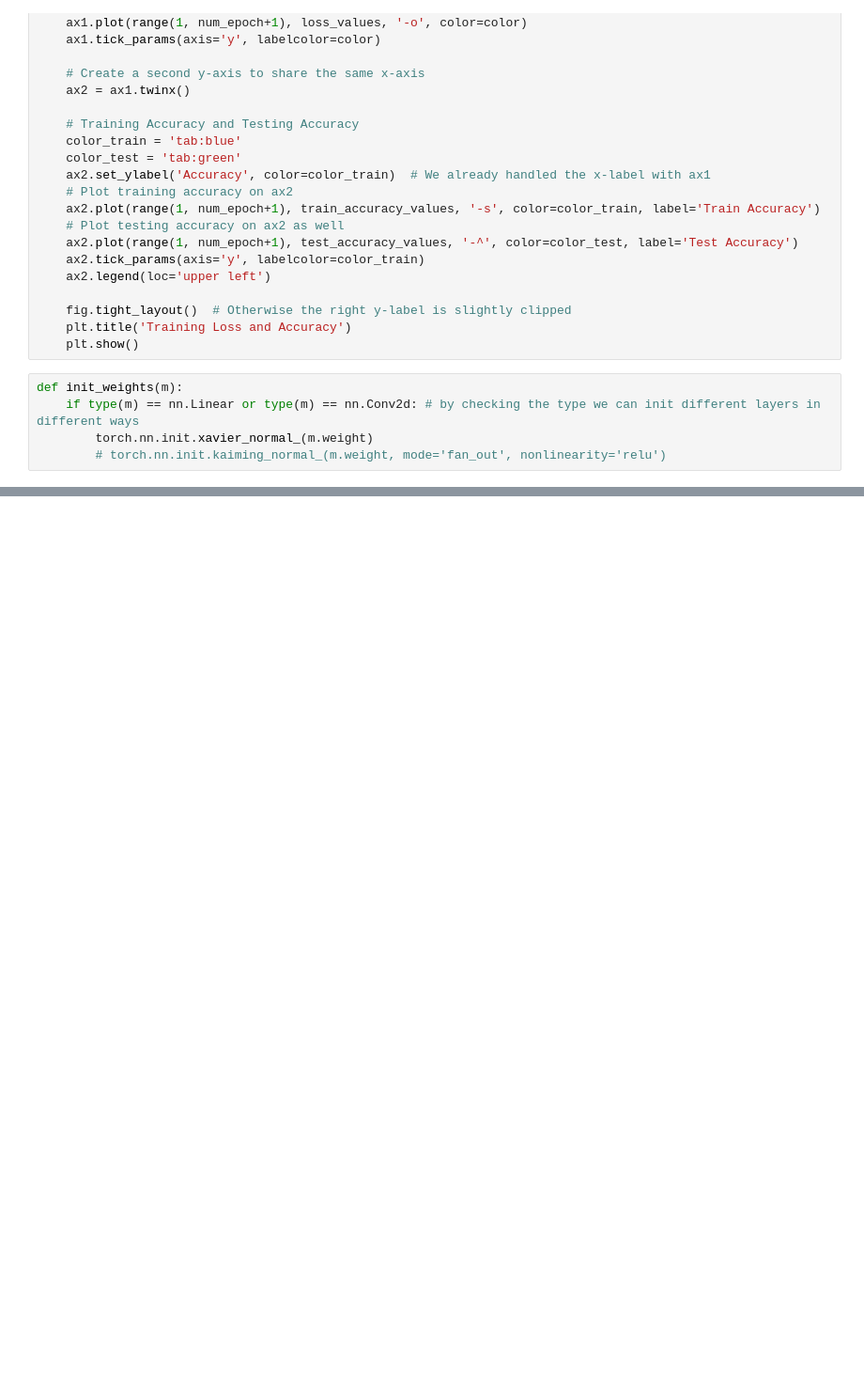
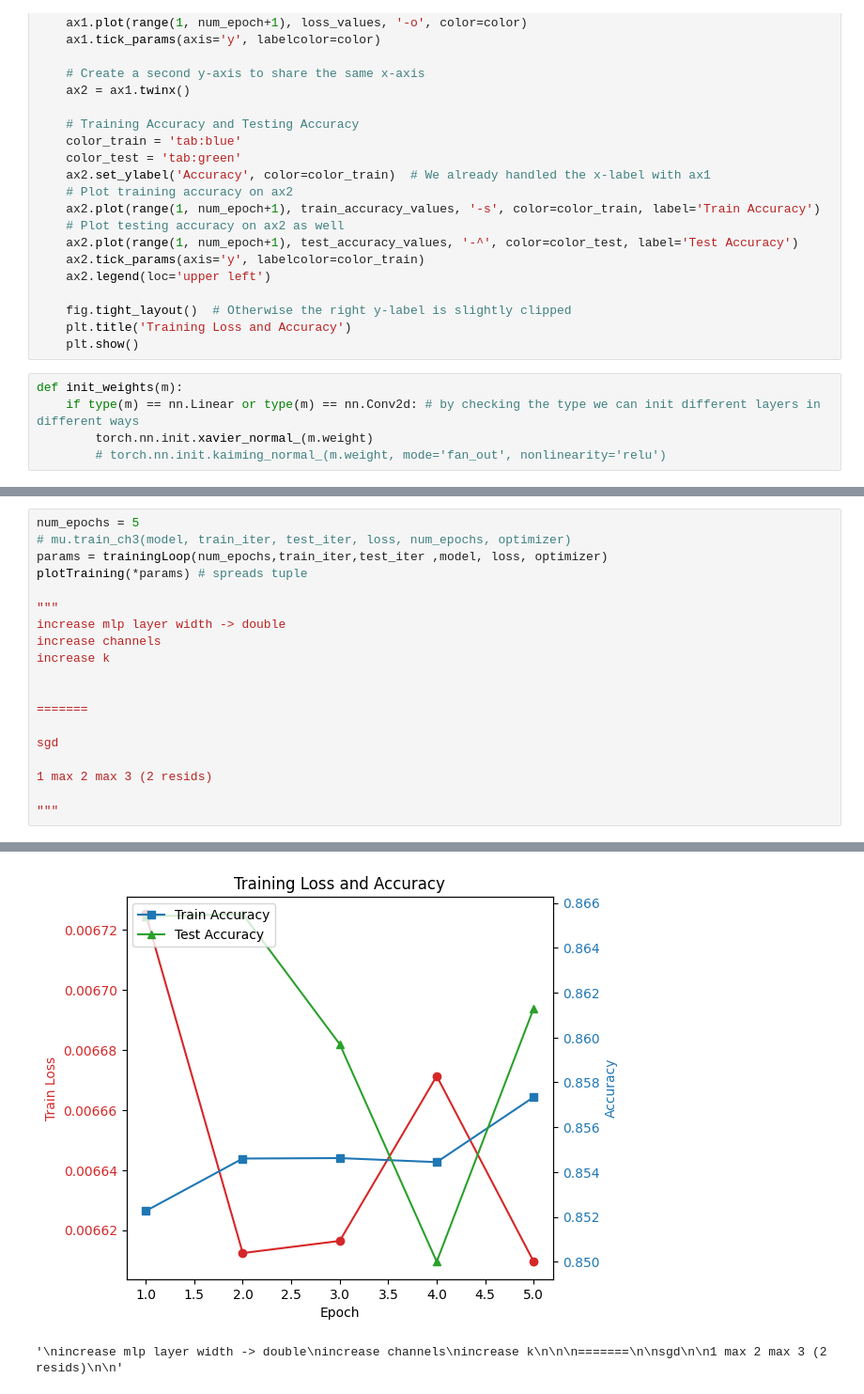
Before and after one commit to firozt/CIFAR-10-CNN-Model, a Jupyter notebook: model.ipynb, the cells around one changed output, grey strips where cells are left out. Shown at 94% size. Cells and saved outputs as stored; diff of their text form; blank space fills up the shorter version.

```diff
--- a/model.ipynb
+++ b/model.ipynb
@@ -340,0 +367,20 @@ KeyboardInterrupt:
+# %%
+num_epochs = 5
+# mu.train_ch3(model, train_iter, test_iter, loss, num_epochs, optimizer)
+params = trainingLoop(num_epochs,train_iter,test_iter ,model, loss, optimizer)
+plotTraining(*params) # spreads tuple
+
+"""
+increase mlp layer width -> double
+increase channels
+increase k
+
+
+=======
+
+sgd
+
+1 max 2 max 3 (2 resids)
+
+"""
+# %% [output]
@@ -340,0 +392,2 @@ KeyboardInterrupt:
+[figure, added]
+'\nincrease mlp layer width -> double\nincrease channels\nincrease k\n\n\n=======\n\nsgd\n\n1 max 2 max 3 (2 resids)\n\n'
```
Also changed, not shown: parts of 7 cells of this notebook.
